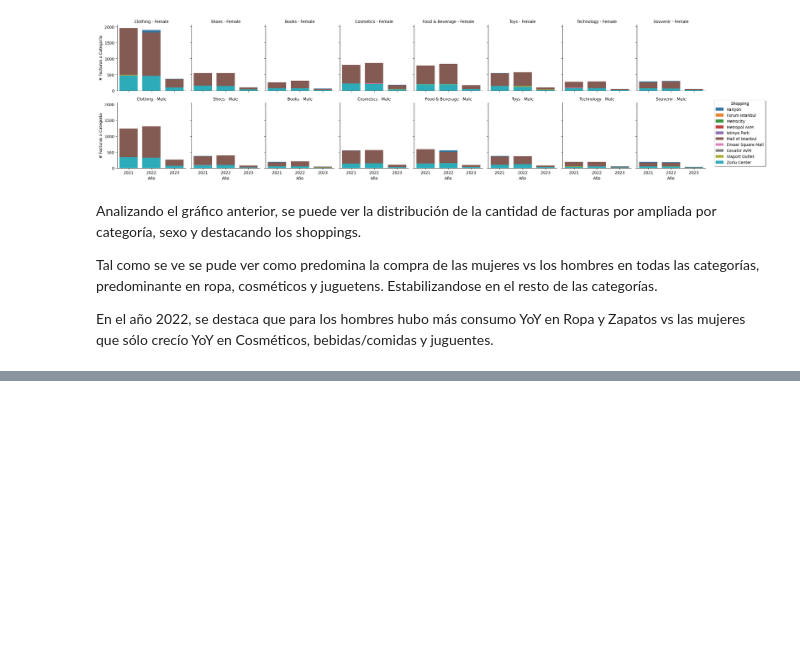
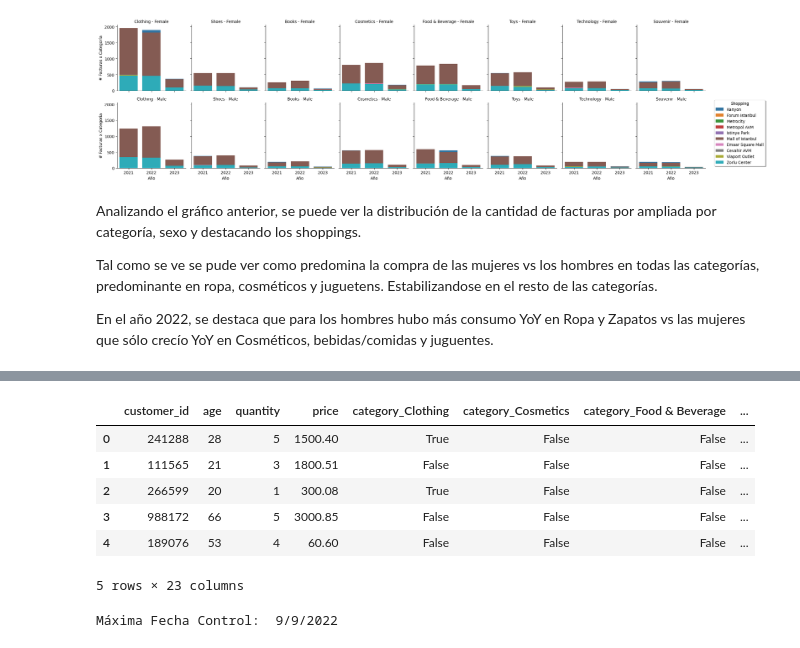
Before and after one commit to aurocca/coderhouse-2025-ds1, a Jupyter notebook: ProyectoDSParte1_Rocca.ipynb, the cells around one changed output, grey strips where cells are left out. Cells and saved outputs as stored; diff of their text form; code cells hidden in the pictures; blank space fills up the shorter version.

```diff
--- a/ProyectoDSParte1_Rocca.ipynb
+++ b/ProyectoDSParte1_Rocca.ipynb
@@ -204,0 +242,20 @@ En el año 2022, se destaca que para los hombres hubo más consumo YoY en Ropa y
+# %%
+df_encoded = pd.get_dummies(df, columns=['category', 'shopping_mall','gender','payment_method'], drop_first=True)
+
+#Veo como quedaron las nuevas columnas preparadas para el análisis.
+df_encoded.head()
+# %% [output]
+|  | customer_id | age | quantity | price | category_Clothing | category_Cosmetics | category_Food & Beverage | ... |
+| 0 | 241288 | 28 | 5 | 1500.40 | True | False | False | ... |
+| 1 | 111565 | 21 | 3 | 1800.51 | False | False | False | ... |
+| 2 | 266599 | 20 | 1 | 300.08 | True | False | False | ... |
+| 3 | 988172 | 66 | 5 | 3000.85 | False | False | False | ... |
+| 4 | 189076 | 53 | 4 | 60.60 | False | False | False | ... |
+5 rows × 23 columns
+# %%
+#Fecha máxima desde la cual controlo
+fecha_hasta = df['invoice_date'].max()
+print('Máxima Fecha Control: ',fecha_hasta)
+fecha_hasta_datetime = pd.to_datetime(fecha_hasta,format="%d/%m/%Y")
+# %% [output]
+Máxima Fecha Control:  9/9/2022
```
Also changed, not shown: parts of 7 cells of this notebook.
